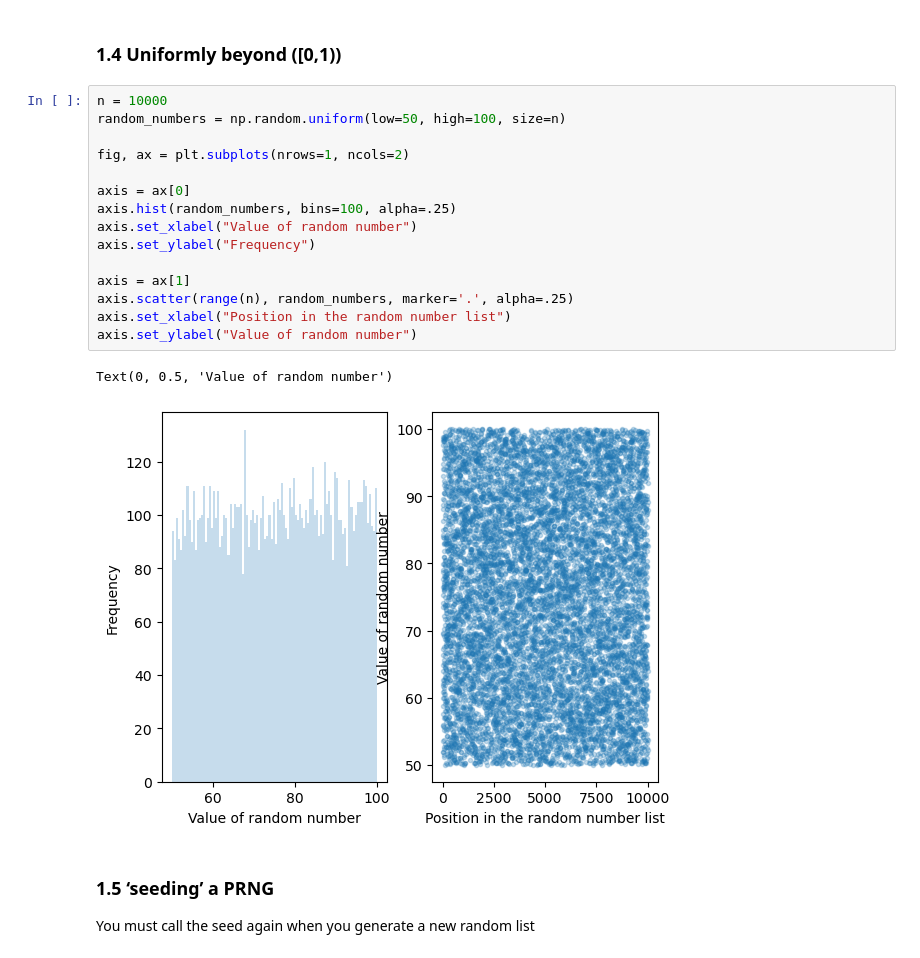
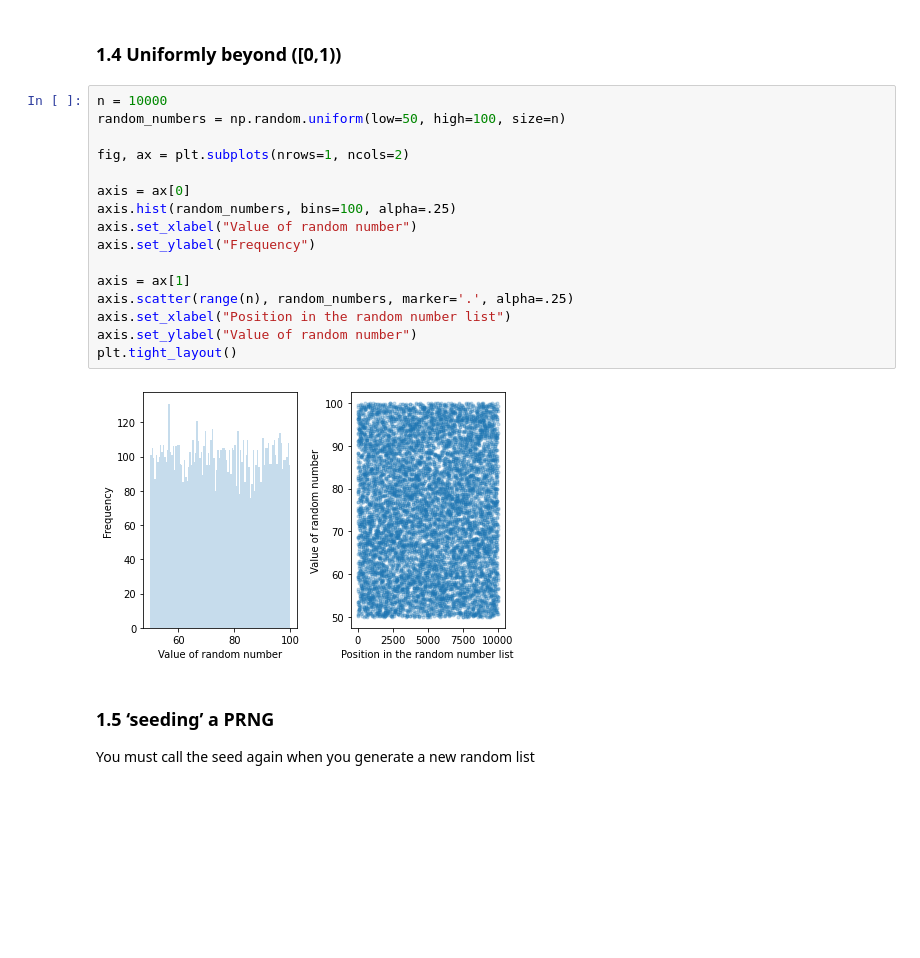
Before and after one commit to SPS-SP2273/learning-portfolio-yimqiy, a Jupyter notebook: random numbers/random_numbers_(need).ipynb, the cells around one changed output. Saved outputs shown, nothing was run; the diff lists cells and outputs as text; blank space fills up the shorter version.

```diff
--- a/random numbers/random_numbers_(need).ipynb
+++ b/random numbers/random_numbers_(need).ipynb
@@ -69,21 +70,21 @@ Text(0, 0.5, 'Value of random number')
 # %%
 n = 10000
 random_numbers = np.random.uniform(low=50, high=100, size=n)
 
 fig, ax = plt.subplots(nrows=1, ncols=2)
 
 axis = ax[0]
 axis.hist(random_numbers, bins=100, alpha=.25)
 axis.set_xlabel("Value of random number")
 axis.set_ylabel("Frequency")
 
 axis = ax[1]
 axis.scatter(range(n), random_numbers, marker='.', alpha=.25)
 axis.set_xlabel("Position in the random number list")
 axis.set_ylabel("Value of random number")
+plt.tight_layout()
 # %% [output]
-Text(0, 0.5, 'Value of random number')
-[figure, old version]
+[figure, new version]
 # %% [markdown]
 ### 1.5 ‘seeding’ a PRNG
 You must call the seed again when you generate a new random list
```
Also changed, not shown: parts of 2 cells of this notebook, 4 other files.
